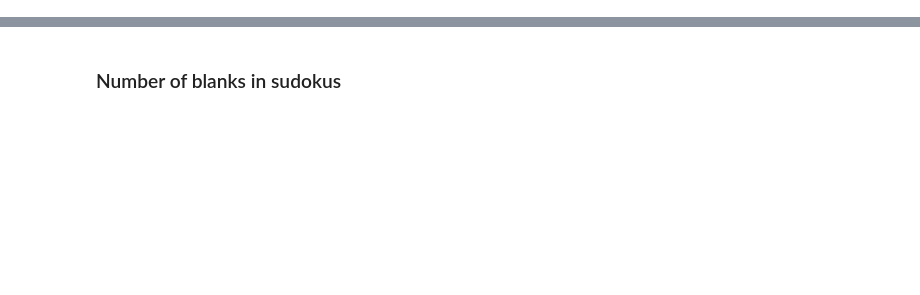
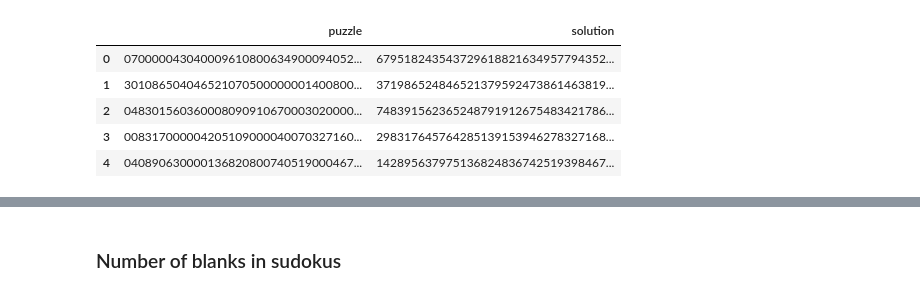
Before and after one commit to jsboigeEpita/2024-EPITA-SCIA-PPC-Sudoku-NLP, a Jupyter notebook: Sudoku.DeepLearning/Resources/training_notebooks/cnn-sudoku-solver-using-tensorflow.ipynb, the cells around one changed output, grey strips where cells are left out. Drawn from its saved outputs; the diff is of its cells as text; code cells hidden in the pictures; blank space fills up the shorter version.

```diff
--- a/Sudoku.DeepLearning/Resources/training_notebooks/cnn-sudoku-solver-using-tensorflow.ipynb
+++ b/Sudoku.DeepLearning/Resources/training_notebooks/cnn-sudoku-solver-using-tensorflow.ipynb
@@ -11,10 +12,17 @@ import tensorflow as tf
 from tensorflow.keras.callbacks import ReduceLROnPlateau
 # %%
-# dotenv.load_dotenv()
-# home_path = os.getenv("HOME_PATH")
+dotenv.load_dotenv()
+home_path = os.getenv("HOME_PATH")
 # %%
-resources_path = "/home/assil/DeepLearningGridSolver/Sudoku.DeepLearning/Resources/"
-data = pd.read_csv(resources_path + "sudoku.csv")
+resources_path = "/DeepLearningGridSolver/Sudoku.DeepLearning/Resources/"
+data = pd.read_csv(home_path + resources_path + "sudoku.csv")
 data.head()
+# %% [output]
+|  | puzzle | solution |
+| 0 | 070000043040009610800634900094052... | 679518243543729618821634957794352... |
+| 1 | 301086504046521070500000001400800... | 371986524846521379592473861463819... |
+| 2 | 048301560360008090910670003020000... | 748391562365248791912675483421786... |
+| 3 | 008317000004205109000040070327160... | 298317645764285139153946278327168... |
+| 4 | 040890630000136820800740519000467... | 142895637975136824836742519398467... |
 # %%
 data.info()
```
Also changed, not shown: parts of 8 cells of this notebook.
